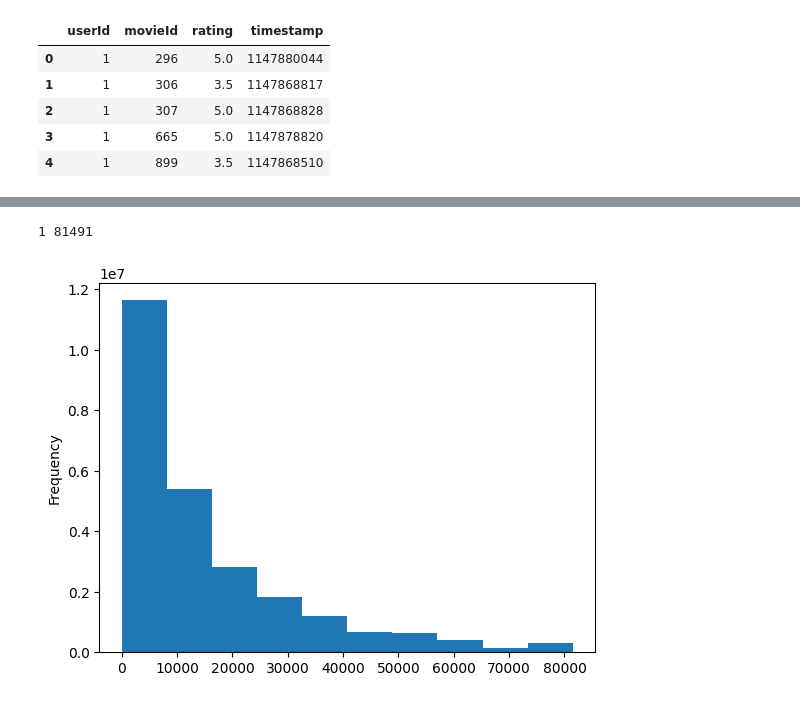
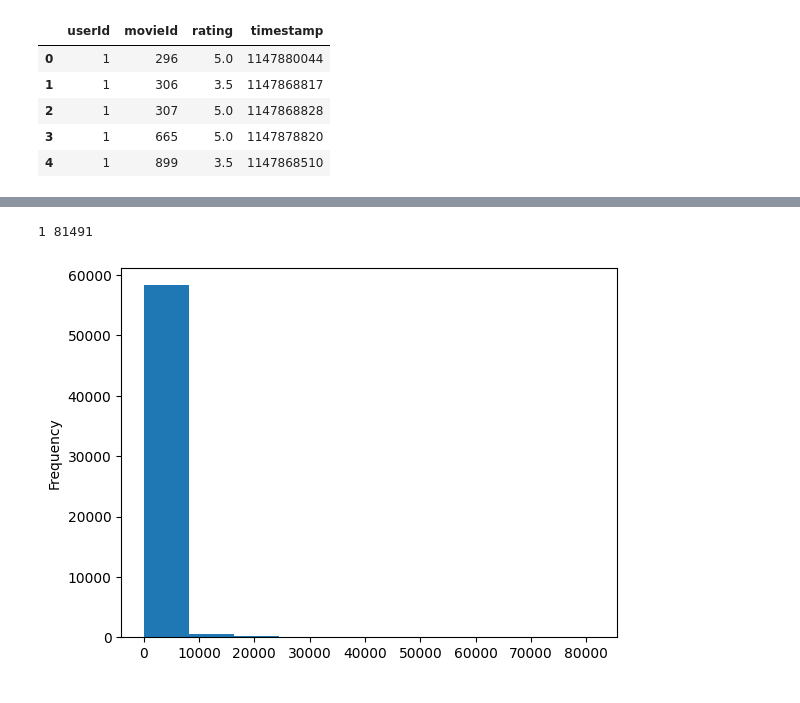
Before and after one commit to jh2048/movie_recommender, a Jupyter notebook: notebooks/collaborative_recommender.ipynb, the cells around one changed output, grey strips where cells are left out. Cells and saved outputs as stored; diff of their text form; code cells hidden in the pictures.

Commit message:
Look into IMDB weighted rating calculation

```diff
--- a/notebooks/collaborative_recommender.ipynb
+++ b/notebooks/collaborative_recommender.ipynb
@@ -274,6 +274,3 @@ Name: movieId, dtype: float64
 From this we choose to set the threshold for the tag reference to 0.5. In this, we still enrich the information that we have but we will need to keep an eye on this throughout the analysis, revisiting and adjusting the threshold if needed.
 # %% [markdown]
 ## Aggregate Movie Data
-# %%
-ratings_df['date'] = ratings_df.timestamp.dt.date
-ratings_df.head()
@@ -291,4 +313,4 @@ movie_dataframe.head()
 | 4 | 1 | 899 | 3.5 | 1147868510 |
 # %%
 vote_counts = ratings_df.pivot_table(columns=['movieId'], aggfunc='size')
-movie_dataframe['votes'] = movie_dataframe.movieId.apply(lambda x: vote_counts.loc[x])
+vote_counts.head()
@@ -294,0 +325,3 @@ movie_dataframe['votes'] = movie_dataframe.movieId.apply(lambda x: vote_counts.l
+# %%
+movie_ratings = movie_dataframe.groupby('movieId')['rating'].mean()
+movie_ratings.head()
@@ -294,0 +336,4 @@ movie_dataframe['votes'] = movie_dataframe.movieId.apply(lambda x: vote_counts.l
+# %%
+movie_data_grouped = pd.concat([movie_ratings, vote_counts], axis=1).reset_index()
+movie_data_grouped.rename(columns = {0:"votes"}, inplace=True)
+movie_data_grouped.head()
@@ -295,6 +347,6 @@ movie_dataframe['votes'] = movie_dataframe.movieId.apply(lambda x: vote_counts.l
 # %%
-movie_dataframe['votes'].plot(kind='hist')
-print(min(movie_dataframe['votes']), max(movie_dataframe['votes']))
+movie_data_grouped['votes'].plot(kind='hist')
+print(min(movie_data_grouped['votes']), max(movie_data_grouped['votes']))
 # %% [output]
 1 81491
-[figure, old version]
+[figure, new version]
```
Also changed, not shown: parts of 22 cells of this notebook.
